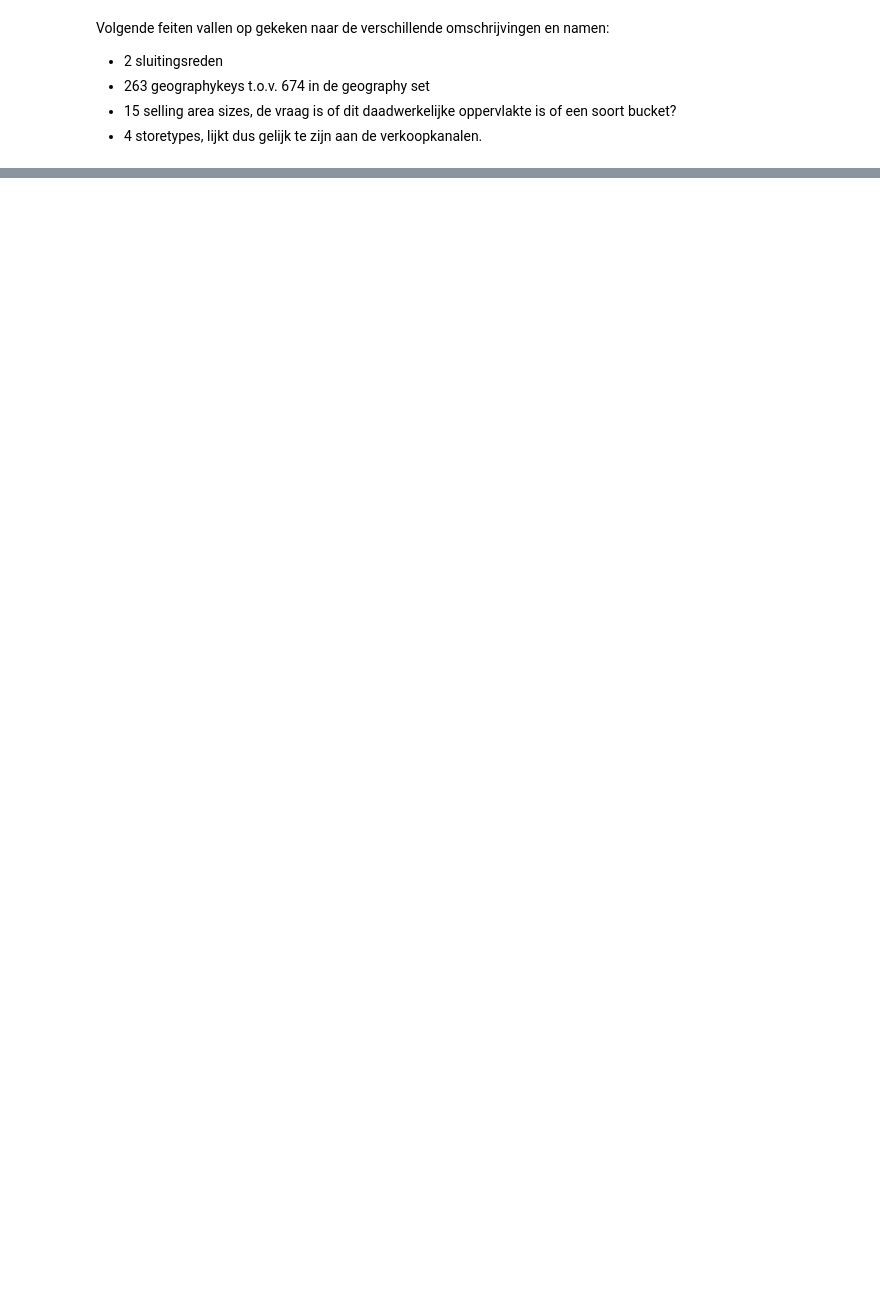
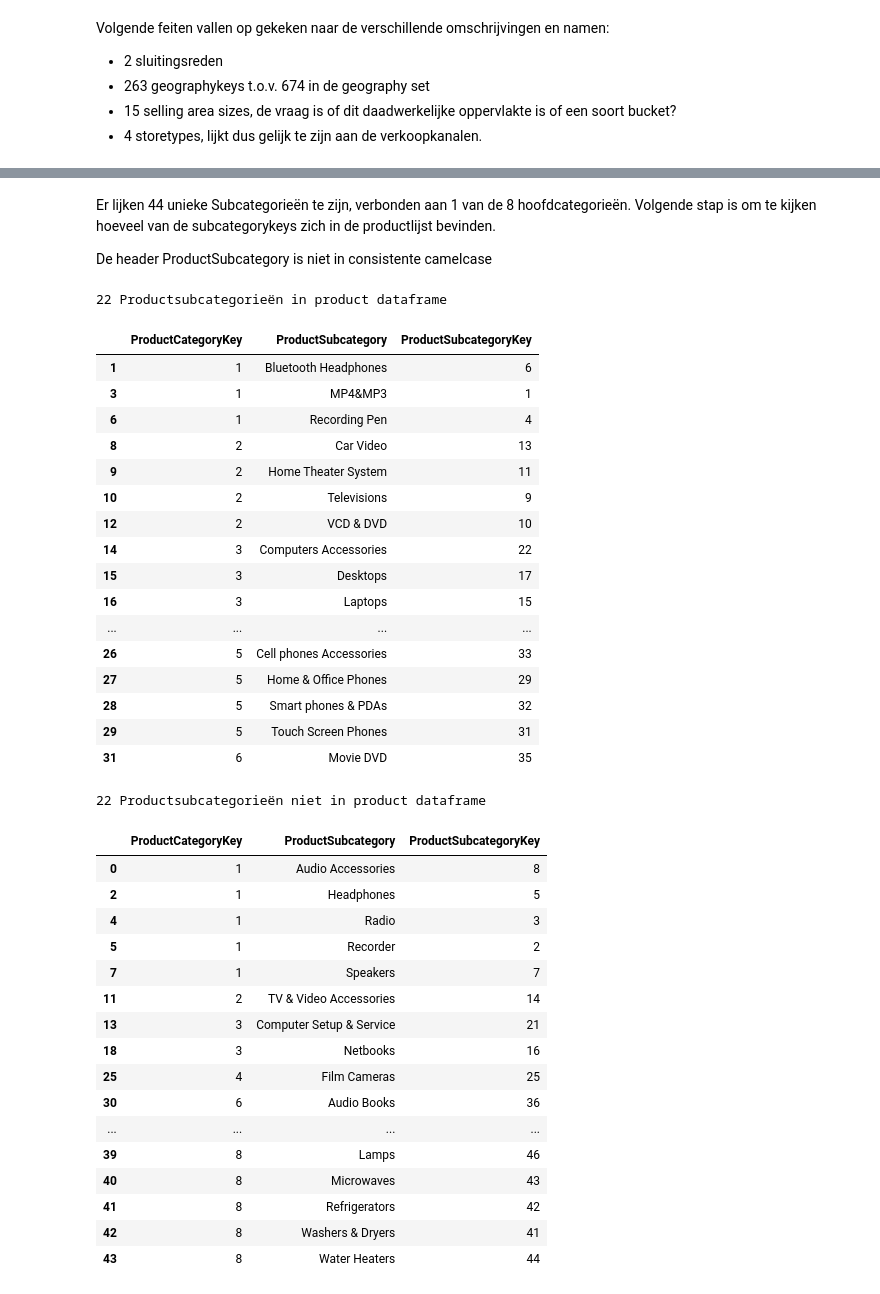
Before and after one commit to Jcpvanbers/Datasets-minor, a Jupyter notebook: Data analyse Contoso.ipynb, the cells around one changed output, grey strips where cells are left out. Cells and saved outputs as stored; diff of their text form; code cells hidden in the pictures; blank space fills up the shorter version.

```diff
--- a/Data analyse Contoso.ipynb
+++ b/Data analyse Contoso.ipynb
@@ -996,0 +690,5 @@ Wellicht interessant om in kaart te brengen of er locaties/regio's zijn waar vee
+# %%
+productsubcat_path= Path(r"Data\Contoso_ProductSubCategory.csv")
+#Inlezen product subcategories.csv
+productsubcat_df = pd.read_csv(productsubcat_path)
+#Decimal weggehaald, gezien set met . werkt voor decimalen.
@@ -996,0 +753,50 @@ Wellicht interessant om in kaart te brengen of er locaties/regio's zijn waar vee
+# %% [markdown]
+Er lijken 44 unieke Subcategorieën te zijn, verbonden aan 1 van de 8 hoofdcategorieën.
+Volgende stap is om te kijken hoeveel van de subcategorykeys zich in de productlijst bevinden.
+
+De header ProductSubcategory is niet in consistente camelcase
+# %%
+masker = productsubcat_df["ProductSubcategoryKey"].isin(product_df["ProductSubcategoryKey"])
+#filter die controleert welke keys wel of niet in de product dataset zitten.
+print(f"{productsubcat_df.loc[masker,["ProductSubcategoryKey"]].nunique().sum()} Productsubcategorieën in product dataframe")
+display(productsubcat_df[masker])
+#Geeft alle waarden weer die wel in de dataset zitten.
+print(f"{productsubcat_df.loc[~masker,["ProductSubcategoryKey"]].nunique().sum()} Productsubcategorieën niet in product dataframe")
+display(productsubcat_df[~masker])
+# %% [output]
+22 Productsubcategorieën in product dataframe
+|  | ProductCategoryKey | ProductSubcategory | ProductSubcategoryKey |
+| 1 | 1 | Bluetooth Headphones | 6 |
+| 3 | 1 | MP4&MP3 | 1 |
+| 6 | 1 | Recording Pen | 4 |
+| 8 | 2 | Car Video | 13 |
+| 9 | 2 | Home Theater System | 11 |
+| 10 | 2 | Televisions | 9 |
+| 12 | 2 | VCD & DVD | 10 |
+| 14 | 3 | Computers Accessories | 22 |
+| 15 | 3 | Desktops | 17 |
+| 16 | 3 | Laptops | 15 |
+| ... | ... | ... | ... |
+| 26 | 5 | Cell phones Accessories | 33 |
+| 27 | 5 | Home & Office Phones | 29 |
+| 28 | 5 | Smart phones & PDAs | 32 |
+| 29 | 5 | Touch Screen Phones | 31 |
+| 31 | 6 | Movie DVD | 35 |
+22 Productsubcategorieën niet in product dataframe
+|  | ProductCategoryKey | ProductSubcategory | ProductSubcategoryKey |
+| 0 | 1 | Audio Accessories | 8 |
+| 2 | 1 | Headphones | 5 |
+| 4 | 1 | Radio | 3 |
+| 5 | 1 | Recorder | 2 |
+| 7 | 1 | Speakers | 7 |
+| 11 | 2 | TV & Video Accessories | 14 |
+| 13 | 3 | Computer Setup & Service | 21 |
+| 18 | 3 | Netbooks | 16 |
+| 25 | 4 | Film Cameras | 25 |
+| 30 | 6 | Audio Books | 36 |
+| ... | ... | ... | ... |
+| 39 | 8 | Lamps | 46 |
+| 40 | 8 | Microwaves | 43 |
+| 41 | 8 | Refrigerators | 42 |
+| 42 | 8 | Washers & Dryers | 41 |
+| 43 | 8 | Water Heaters | 44 |
```
Also changed, not shown: parts of 66 cells of this notebook.
